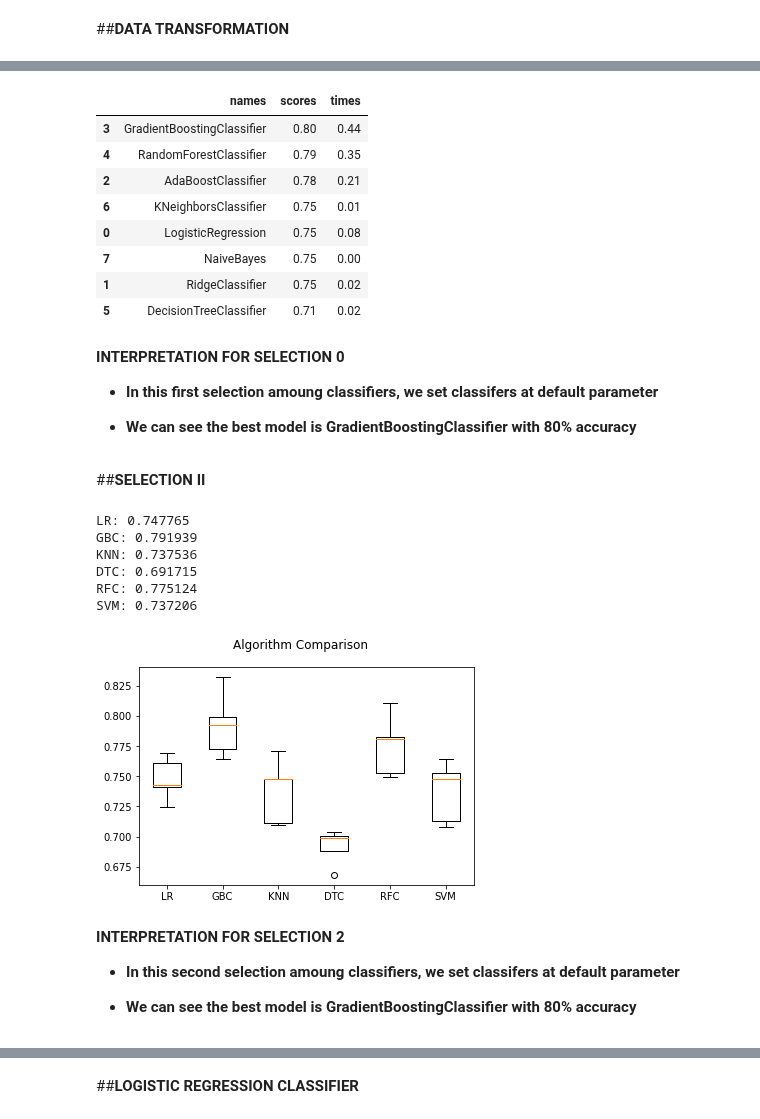
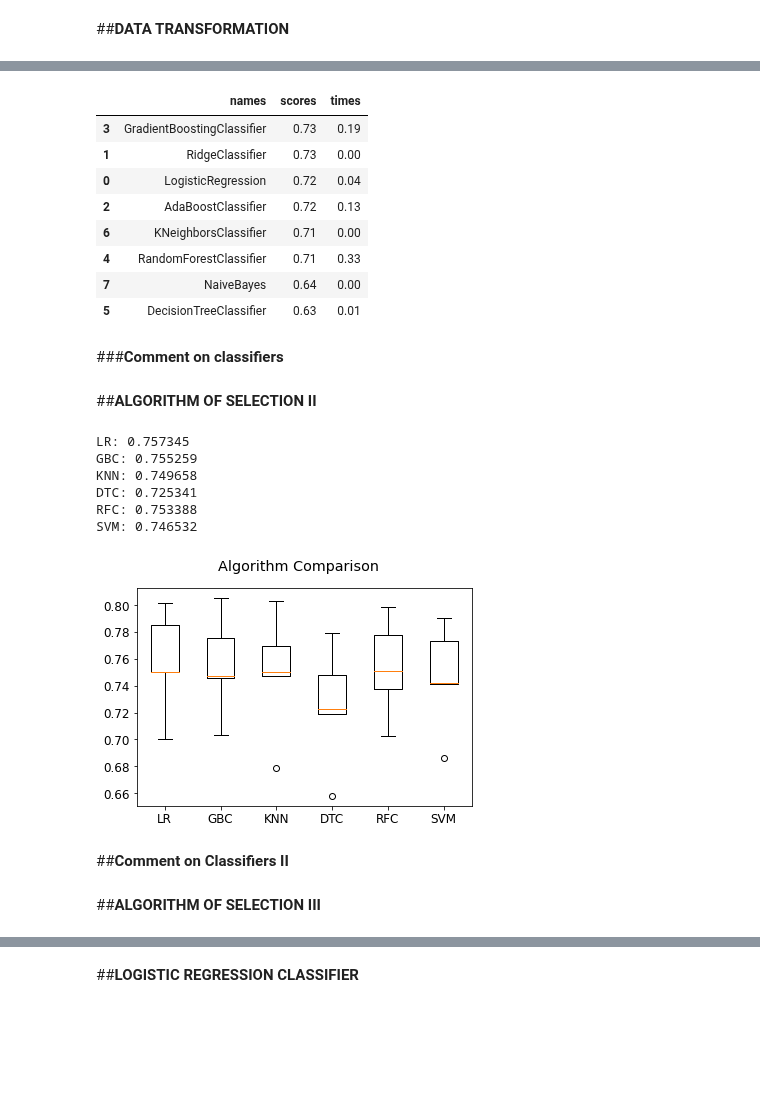
Before and after one commit to MMasson1988/Capstone-s-Project, a Jupyter notebook: Contraceptive_Project_Test.ipynb, the cells around one changed output, grey strips where cells are left out. Cells and saved outputs as stored; diff of their text form; code cells hidden in the pictures; blank space fills up the shorter version.

```diff
--- a/Contraceptive_Project_Test.ipynb
+++ b/Contraceptive_Project_Test.ipynb
@@ -1349,0 +1294,3 @@ df.head()
+# %%
+df=df[['Respondent_s_current_age','Age_at_first_cohabitation', 'More_than_once_unions', 'Age_at_first_sex', 'Husband_partner_s_age', 'Contraceptive_use_and_intention']]
+df.head()
@@ -1360,3 +1318,4 @@ df.head()
 # %%
-df = df.drop('Unmet_need_for_contraception_No', axis=1)
+# drop Contraceptive_use_and_intention_No
+df = df.drop('Contraceptive_use_and_intention_No', axis=1)
 # %%
@@ -1366,3 +1352,7 @@ y = df['Unmet_need_for_contraception_Yes']
+# %%
+# Features and target
+X = df.drop('Contraceptive_use_and_intention_Yes', axis=1) # features
+y = df['Contraceptive_use_and_intention_Yes'] # target
 # %%
 # Split data 70%-30% into training set and test set
 X_train, X_test, y_train, y_test = train_test_split(X, y, test_size= 0.3, random_state= 0)
@@ -1423,5 +1409,5 @@ for model in models:
   plot_confusion_matrix(model,X_test,y_test)
   plot_roc_curve(model,X_test,y_test)
 
-contraception = pd.DataFrame(dict(names=model_names,scores=scores,times=times_list))
+unmethod = pd.DataFrame(dict(names=model_names,scores=scores,times=times_list))
 # %% [output]
@@ -1440,24 +1426,20 @@ contraception = pd.DataFrame(dict(names=model_names,scores=scores,times=times_li
 ... (4 outputs left out)
 # %%
-contraception.sort_values(by='scores', ascending=False)
+unmethod.sort_values(by='scores', ascending=False)
 # %% [output]
 |  | names | scores | times |
-| 3 | GradientBoostingClassifier | 0.80 | 0.44 |
-| 4 | RandomForestClassifier | 0.79 | 0.35 |
-| 2 | AdaBoostClassifier | 0.78 | 0.21 |
-| 6 | KNeighborsClassifier | 0.75 | 0.01 |
-| 0 | LogisticRegression | 0.75 | 0.08 |
-| 7 | NaiveBayes | 0.75 | 0.00 |
-| 1 | RidgeClassifier | 0.75 | 0.02 |
-| 5 | DecisionTreeClassifier | 0.71 | 0.02 |
+| 3 | GradientBoostingClassifier | 0.73 | 0.19 |
+| 1 | RidgeClassifier | 0.73 | 0.00 |
+| 0 | LogisticRegression | 0.72 | 0.04 |
+| 2 | AdaBoostClassifier | 0.72 | 0.13 |
+| 6 | KNeighborsClassifier | 0.71 | 0.00 |
+| 4 | RandomForestClassifier | 0.71 | 0.33 |
+| 7 | NaiveBayes | 0.64 | 0.00 |
+| 5 | DecisionTreeClassifier | 0.63 | 0.01 |
-# %% [markdown]
-**INTERPRETATION FOR SELECTION 0**
-
-* **In this first selection amoung classifiers, we set classifers at default parameter**
-
-* **We can see the best model is GradientBoostingClassifier with 80% accuracy**
+# %% [markdown]
+###**Comment on classifiers**
 # %% [markdown]
-##**SELECTION II**
+##**ALGORITHM OF SELECTION II**
 # %%
 from sklearn import model_selection
 from sklearn.linear_model import LogisticRegression
@@ -1465,7 +1447,7 @@ from sklearn.tree import DecisionTreeClassifier
 from sklearn.neighbors import KNeighborsClassifier
 from sklearn.svm import SVC
 # prepare configuration for cross validation test harness
-seed = 0
+seed = 2
 # prepare models
 models = []
 models.append(('LR', LogisticRegression()))
@@ -1477,7 +1459,7 @@ models.append(('SVM', SVC()))
 # evaluate each model in turn
 results = []
 names = []
-scoring = 'accuracy'
+scoring = 'precision'
 for name, model in models:
 	kfold = model_selection.KFold(n_splits=5, random_state=seed)
 	cv_results = cross_val_score(model, X, y, cv=kfold, scoring=scoring)
@@ -1493,19 +1475,17 @@ plt.boxplot(results)
 ax.set_xticklabels(names)
 plt.show()
 # %% [output]
-LR: 0.747765
-GBC: 0.791939
-KNN: 0.737536
-DTC: 0.691715
-RFC: 0.775124
-SVM: 0.737206
+LR: 0.757345
+GBC: 0.755259
+KNN: 0.749658
+DTC: 0.725341
+RFC: 0.753388
+SVM: 0.746532
-[figure, old version]
+[figure, new version]
-# %% [markdown]
-**INTERPRETATION FOR SELECTION 2**
-
-* **In this second selection amoung classifiers, we set classifers at default parameter**
-
-* **We can see the best model is GradientBoostingClassifier with 80% accuracy**
+# %% [markdown]
+##**Comment on Classifiers II**
+# %% [markdown]
+##**ALGORITHM OF SELECTION III**
 # %%
 #Import scikit-learn metrics module for accuracy calculation
 from sklearn import metrics
```
Also changed, not shown: parts of 199 cells of this notebook.
